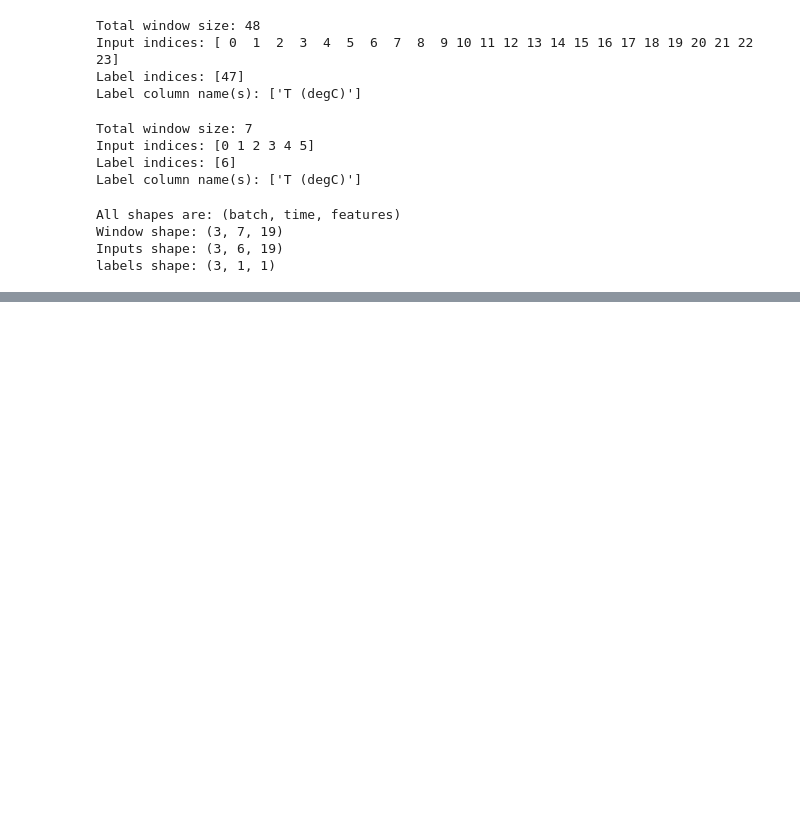
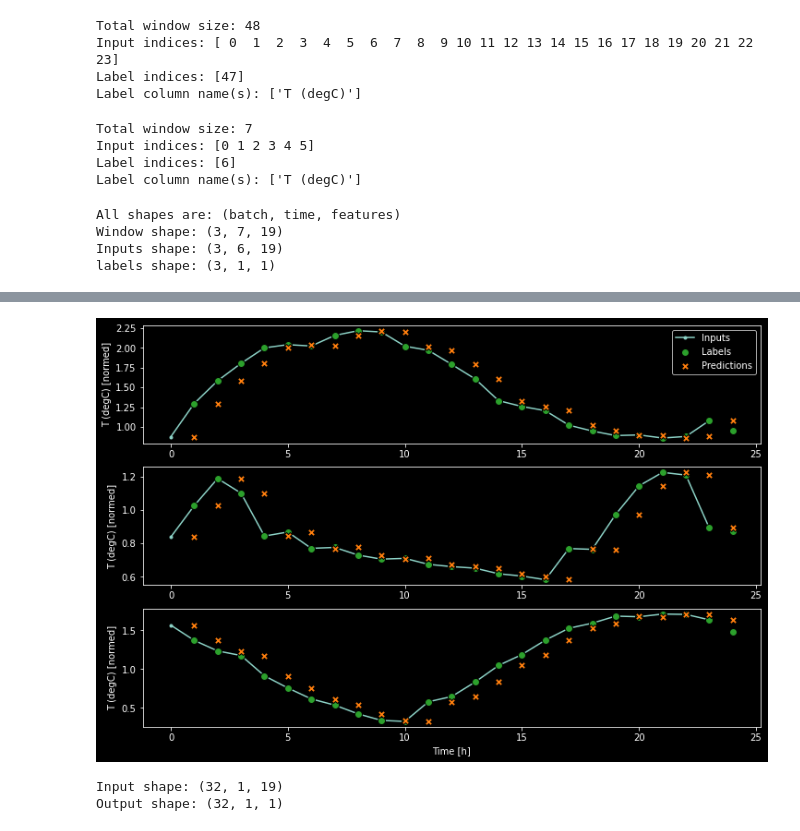
Before and after one commit to acherrera/machine_learning_learning, a Jupyter notebook: tutorials/10_time_series_forecasting/10_time_forecasting.ipynb, the cells around one changed output, grey strips where cells are left out. Saved outputs shown, nothing was run; the diff lists cells and outputs as text; code cells hidden in the pictures; blank space fills up the shorter version.

```diff
--- a/tutorials/10_time_series_forecasting/10_time_forecasting.ipynb
+++ b/tutorials/10_time_series_forecasting/10_time_forecasting.ipynb
@@ -328,0 +515,4 @@ labels shape: (3, 1, 1)
+# %%
+wide_window.plot(baseline)
+# %% [output]
+[figure, added]
@@ -328,0 +524,6 @@ labels shape: (3, 1, 1)
+# %%
+print('Input shape:', single_step_window.example[0].shape)
+print('Output shape:', linear(single_step_window.example[0]).shape)
+# %% [output]
+Input shape: (32, 1, 19)
+Output shape: (32, 1, 1)
```
Also changed, not shown: parts of 27 cells of this notebook, 4 other files.
